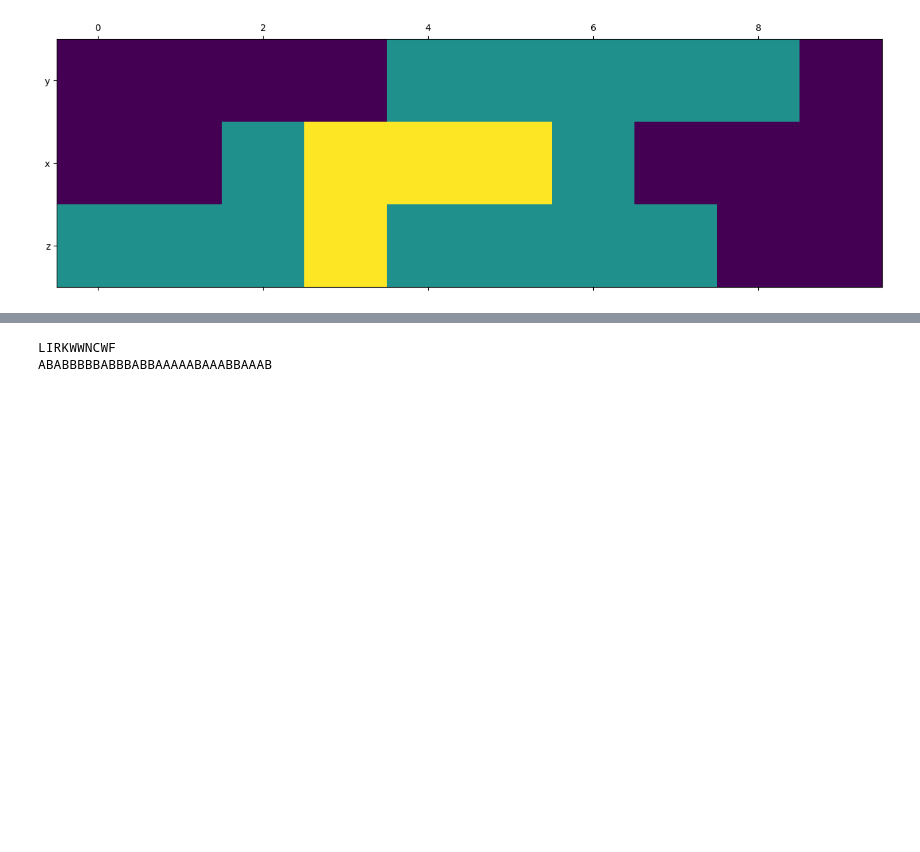
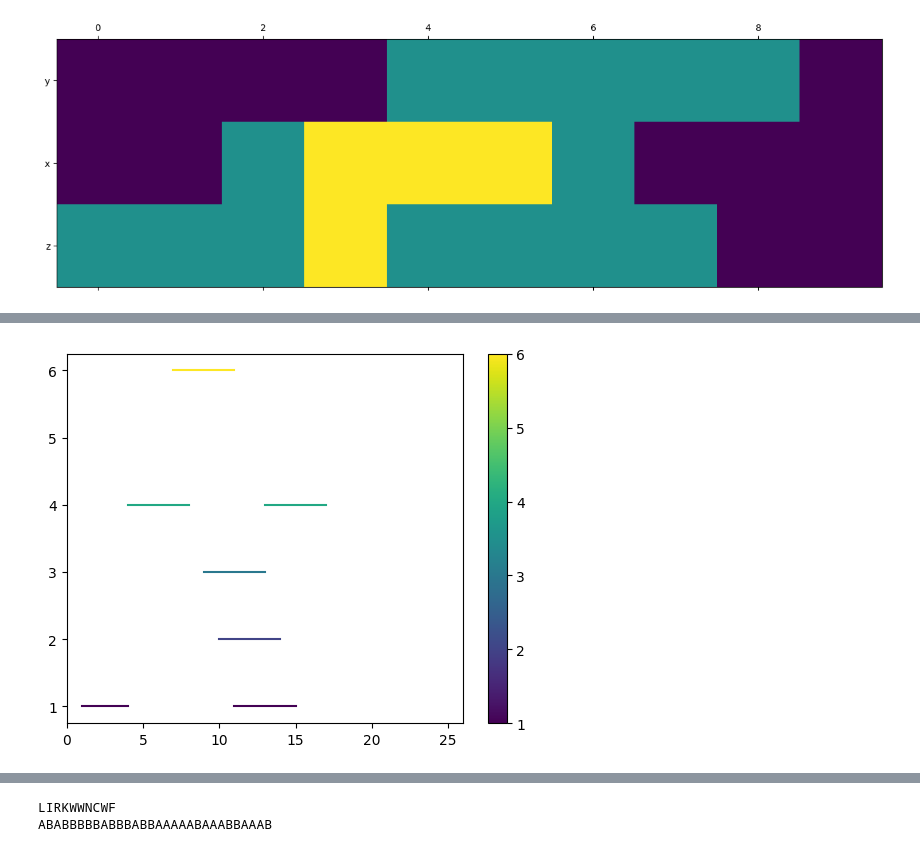
Before and after one commit to BarinthusBio/epitope_aligner, a Jupyter notebook: examples/cookbook.ipynb, the cells around one changed output, grey strips where cells are left out. Cells and saved outputs as stored; diff of their text form; code cells hidden in the pictures; blank space fills up the shorter version.

```diff
--- a/examples/cookbook.ipynb
+++ b/examples/cookbook.ipynb
@@ -937,0 +1026,27 @@ plt.show()
+# %%
+norm = Normalize()
+normalized_y = norm(epitopes.y)
+epitopes['color'] = cm.viridis(normalized_y).tolist()
+
+sm = plt.cm.ScalarMappable(
+    cmap="viridis",
+    norm=norm
+)
+sm.set_array([])
+
+fig,ax = plt.subplots()
+utils.plot_line(
+    table=epitopes,
+    start_col="start",
+    end_col="end",
+    y="y",
+    c="black",
+    color_col="color",
+    ax=ax
+)
+ax.set_xlim(0, len(seq))
+
+cbar = fig.colorbar(sm, ax=ax)
+plt.show()
+# %% [output]
+[figure, added]
```
Also changed, not shown: parts of 13 cells of this notebook, 1 other file.
